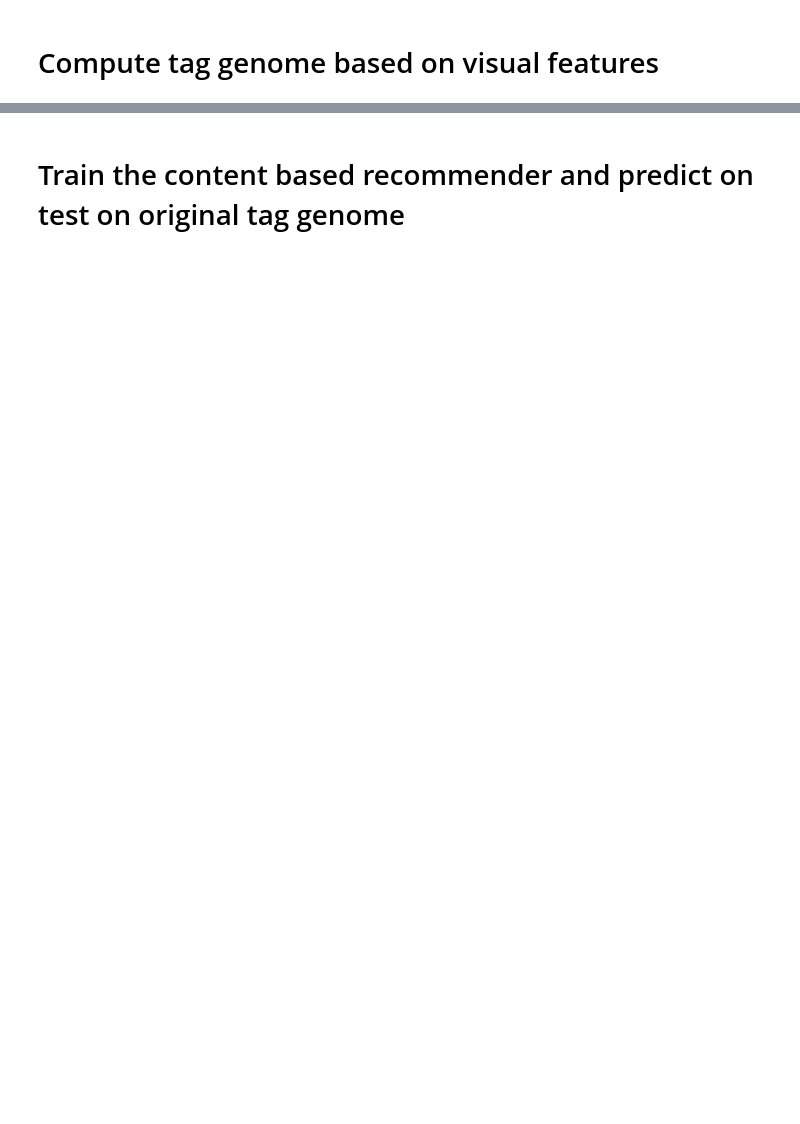
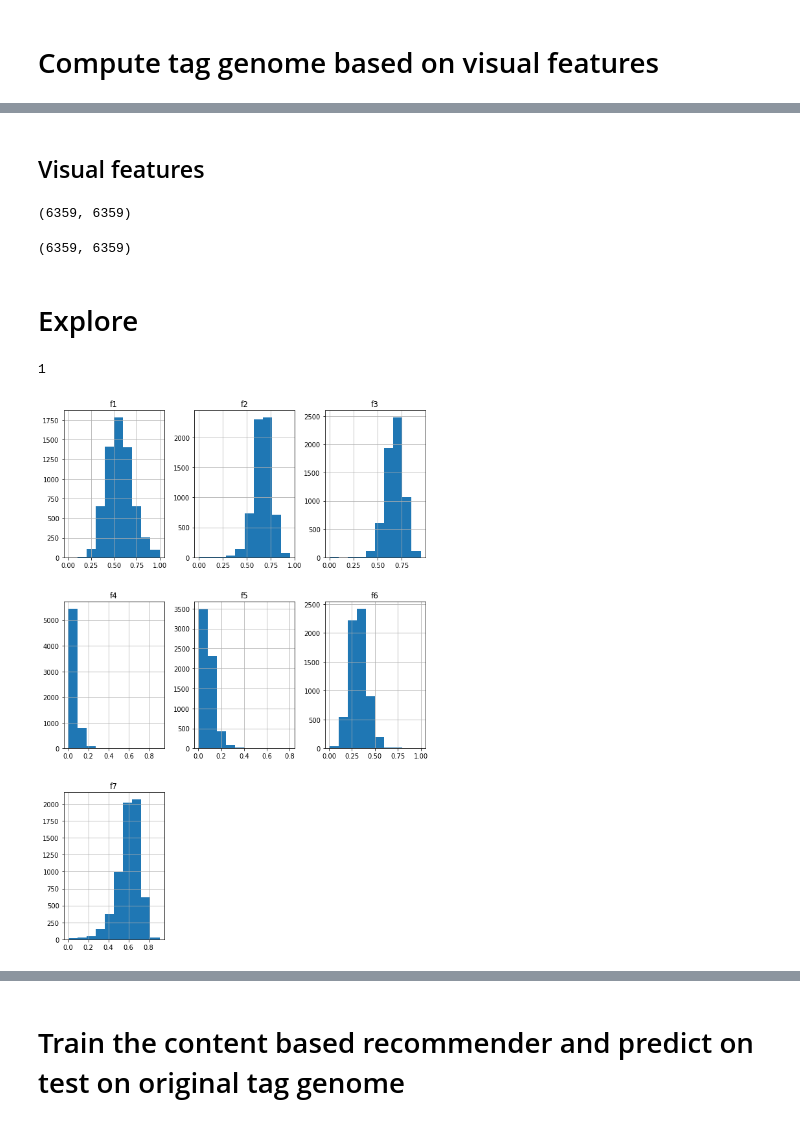
Before and after one commit to fmoghaddam/VisualFeature, a Jupyter notebook: recommender_on_tag_genome.ipynb, the cells around one changed output, grey strips where cells are left out. Saved outputs shown, nothing was run; the diff lists cells and outputs as text; code cells hidden in the pictures; blank space fills up the shorter version.

```diff
--- a/recommender_on_tag_genome.ipynb
+++ b/recommender_on_tag_genome.ipynb
@@ -68,10 +72,13 @@ df_genome = pd.read_csv(str_genome_scores)
 # %%
 df_ratings = pd.read_csv(str_rating_path)
 # %%
-usecols = ['movieId', 'no_key_frames']
-for i in range(1,11):
-    usecols += [f'f{i}_median', f'f{i}_quartile1', f'f{i}_quartile3', f'f{i}_std']
-print(len(usecols))
-df_agg = pd.read_csv(str_aggregated_path, nrows=None, usecols=usecols, index_col='movieId').sort_index()
-df_agg = df_agg[df_agg['no_key_frames'] >= minimum_no_of_frames]
+# usecols = ['movieId', 'no_key_frames']
+# for i in range(1,11):
+#     usecols += [f'f{i}_median', f'f{i}_quartile1', f'f{i}_quartile3', f'f{i}_std']
+# print(len(usecols))
+usecols = None
+
+
+df_agg = pd.read_csv(str_aggregated_path, nrows=None, usecols=usecols, index_col=config.movieId_col).sort_index()
+# df_agg = df_agg[df_agg['no_key_frames'] >= minimum_no_of_frames]
 df_agg.dropna(axis=1, thresh=len(df_agg) - 1000, inplace=True)
@@ -115,0 +161,2 @@ df_rating_vf_train, df_rating_vf_test, item_features_vf_train, item_features_vf_
+# %% [markdown]
+## Visual features
@@ -115,0 +175,16 @@ df_rating_vf_train, df_rating_vf_test, item_features_vf_train, item_features_vf_
+# %%
+len(df_agg_test), len(df_agg_train)
+# %% [output]
+(6359, 6359)
+# %%
+len(df_agg_test_normalized), len(df_agg_train_normalized)
+# %% [output]
+(6359, 6359)
+# %% [markdown]
+# Explore
+# %%
+df_agg.hist(figsize=(10, 15))
+1
+# %% [output]
+1
+[figure, added]
```
Also changed, not shown: parts of 87 cells of this notebook, 10 other files.
